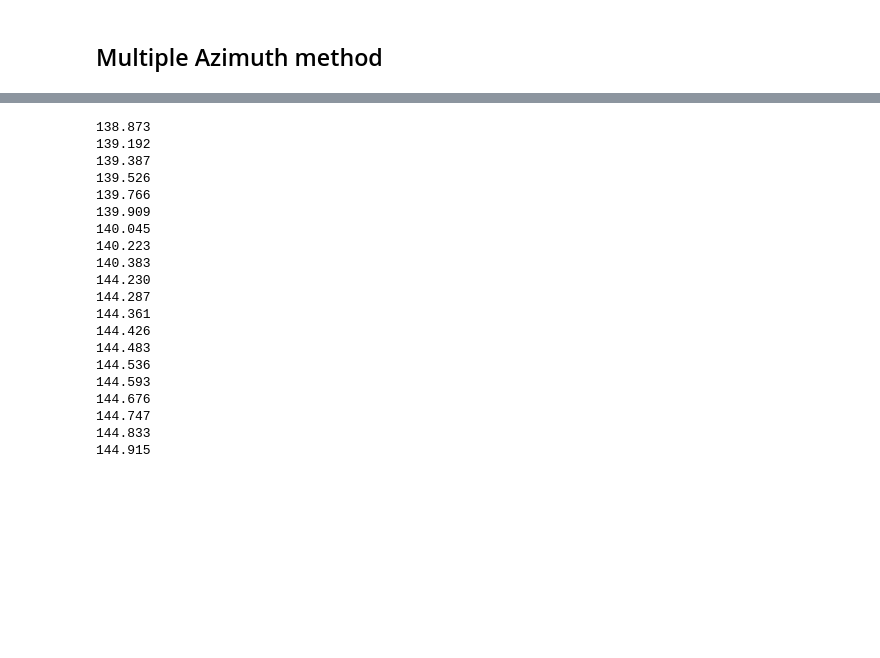
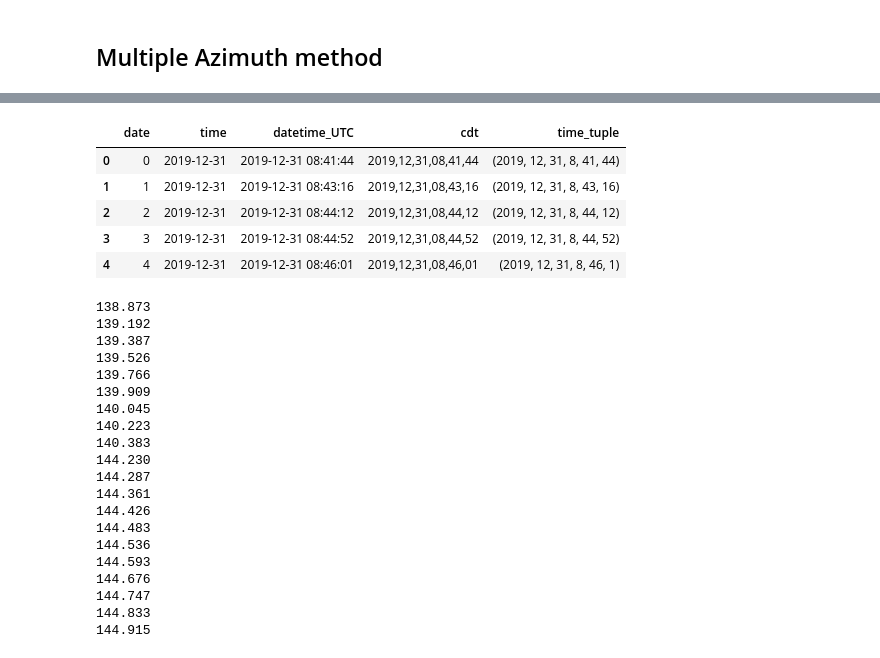
Before and after one commit to BlueReson/sunshot, a Jupyter notebook: sunshot.ipynb, the cells around one changed output, grey strips where cells are left out. Drawn from its saved outputs; the diff is of its cells as text; code cells hidden in the pictures; blank space fills up the shorter version.

```diff
--- a/sunshot.ipynb
+++ b/sunshot.ipynb
@@ -247,61 +350,67 @@ data = '''           date       time        datetime_UTC                  cdt
 0   2019-12-31   08:41:44 2019-12-31 08:41:44  2019,12,31,08,41,44
 1   2019-12-31   08:43:16 2019-12-31 08:43:16  2019,12,31,08,43,16
 2   2019-12-31   08:44:12 2019-12-31 08:44:12  2019,12,31,08,44,12
 3   2019-12-31   08:44:52 2019-12-31 08:44:52  2019,12,31,08,44,52
 4   2019-12-31   08:46:01 2019-12-31 08:46:01  2019,12,31,08,46,01
 5   2019-12-31   08:46:42 2019-12-31 08:46:42  2019,12,31,08,46,42
 6   2019-12-31   08:47:21 2019-12-31 08:47:21  2019,12,31,08,47,21
 7   2019-12-31   08:48:12 2019-12-31 08:48:12  2019,12,31,08,48,12
 8   2019-12-31   08:48:58 2019-12-31 08:48:58  2019,12,31,08,48,58
 9   2019-12-31   09:07:08 2019-12-31 09:07:08  2019,12,31,09,07,08
 10  2019-12-31   09:07:24 2019-12-31 09:07:24  2019,12,31,09,07,24
 11  2019-12-31   09:07:45 2019-12-31 09:07:45  2019,12,31,09,07,45
 12  2019-12-31   09:08:03 2019-12-31 09:08:03  2019,12,31,09,08,03
 13  2019-12-31   09:08:19 2019-12-31 09:08:19  2019,12,31,09,08,19
 14  2019-12-31   09:08:34 2019-12-31 09:08:34  2019,12,31,09,08,34
 15  2019-12-31   09:08:50 2019-12-31 09:08:50  2019,12,31,09,08,50
 16  2019-12-31   09:09:13 2019-12-31 09:09:13  2019,12,31,09,09,13
 17  2019-12-31   09:09:33 2019-12-31 09:09:33  2019,12,31,09,09,33
 18  2019-12-31   09:09:57 2019-12-31 09:09:57  2019,12,31,09,09,57
 19  2019-12-31   09:10:20 2019-12-31 09:10:20  2019,12,31,09,10,20
 '''
 df2 = pd.read_csv(io.StringIO(data), sep=' \s+', engine='python')
 df2['datetime_UTC'] = pd.to_datetime(df2['datetime_UTC'])
 
 df2['cdt'] = df2['datetime_UTC'].dt.strftime('%Y,%m,%d,%H,%M,%S')
 # note I changed the formatting to remove spaces for later parsing
 
-def calc_az(tutc):
-    yr=int(tutc.split(',')[0])
-    mo=int(tutc.split(',')[1])
-    da=int(tutc.split(',')[2])
-    hr=int(tutc.split(',')[3])
-    mi=int(tutc.split(',')[4])
-    se=int(tutc.split(',')[5])
+def datetime_to_tuple(dt):
+    return (dt.year, dt.month, dt.day, dt.hour, dt.minute, dt.second)
 
-    ts = load.timescale()
-    t = ts.utc(2019, 12, 31)
-    planets = load('de421.bsp')
-    earth, sun = planets['earth'], planets['sun']
+df2['time_tuple'] = df2['datetime_UTC'].apply(datetime_to_tuple)
 
-    # Altitude and azimuth in the sky for a specific geographic location
-    earth = planets['earth']
-    Nieuwe_diep = earth + wgs84.latlon(lat * N, lon * E, elevation_m=height_m)
-    # astro = Nieuwe_diep.at(ts.utc(2019, 12, 31, 8, 41, 44)).observe(sun)
-    astro = Nieuwe_diep.at(ts.utc(yr, mo, da, hr, mi, se)).observe(sun)
+df2.head()
 
-    app = astro.apparent()
-
-    alt, az, distance = app.altaz()
-    # print('alt: ' + alt.dstr())
-    # print('az:  ' + az.dstr())
-    # print(distance)
-
-    # print('lat, lon: ' + str(lat), str(lon))
-    dt_utc = df2['datetime_UTC']
-
-    print('{:.3f}'.format(az.degrees)) # desired output for azimuth in decimal degrees
-    # print('az: '+ az.dstr(format=u'{0}{1}°{2:02}′{3:02}.{4:0{5}}″'))
-    # print('\n'*2)
-    return
+#    ts = load.timescale()
+#    t = ts.utc(2019, 12, 31)
+#    planets = load('de421.bsp')
+#    earth, sun = planets['earth'], planets['sun']
+#
+#    # Altitude and azimuth in the sky for a specific geographic location
+#    earth = planets['earth']
+#    Nieuwe_diep = earth + wgs84.latlon(lat * N, lon * E, elevation_m=height_m)
+#    # astro = Nieuwe_diep.at(ts.utc(2019, 12, 31, 8, 41, 44)).observe(sun)
+#    astro = Nieuwe_diep.at(ts.utc(df2['time_tuple'][0])).observe(sun)
+#
+#    app = astro.apparent()
+#
+#    alt, az, distance = app.altaz()
+#    print('alt: ' + alt.dstr())
+#    # print('az:  ' + az.dstr())
+#    # print(distance)
+#
+#    # print('lat, lon: ' + str(lat), str(lon))
+#    dt_utc = df2['datetime_UTC']
+#
+#    print('{:.3f}'.format(az.degrees)) # desired output for azimuth in decimal degrees
+#    print('az: '+ az.dstr(format=u'{0}{1}°{2:02}′{3:02}.{4:0{5}}″'))
+#    print('\n'*2)
+#    return
+# %% [output]
+|  | date | time | datetime_UTC | cdt | time_tuple |
+| 0 | 0 | 2019-12-31 | 2019-12-31 08:41:44 | 2019,12,31,08,41,44 | (2019, 12, 31, 8, 41, 44) |
+| 1 | 1 | 2019-12-31 | 2019-12-31 08:43:16 | 2019,12,31,08,43,16 | (2019, 12, 31, 8, 43, 16) |
+| 2 | 2 | 2019-12-31 | 2019-12-31 08:44:12 | 2019,12,31,08,44,12 | (2019, 12, 31, 8, 44, 12) |
+| 3 | 3 | 2019-12-31 | 2019-12-31 08:44:52 | 2019,12,31,08,44,52 | (2019, 12, 31, 8, 44, 52) |
+| 4 | 4 | 2019-12-31 | 2019-12-31 08:46:01 | 2019,12,31,08,46,01 | (2019, 12, 31, 8, 46, 1) |
 # %%
```
Also changed, not shown: parts of 10 cells of this notebook, 4 other files.
